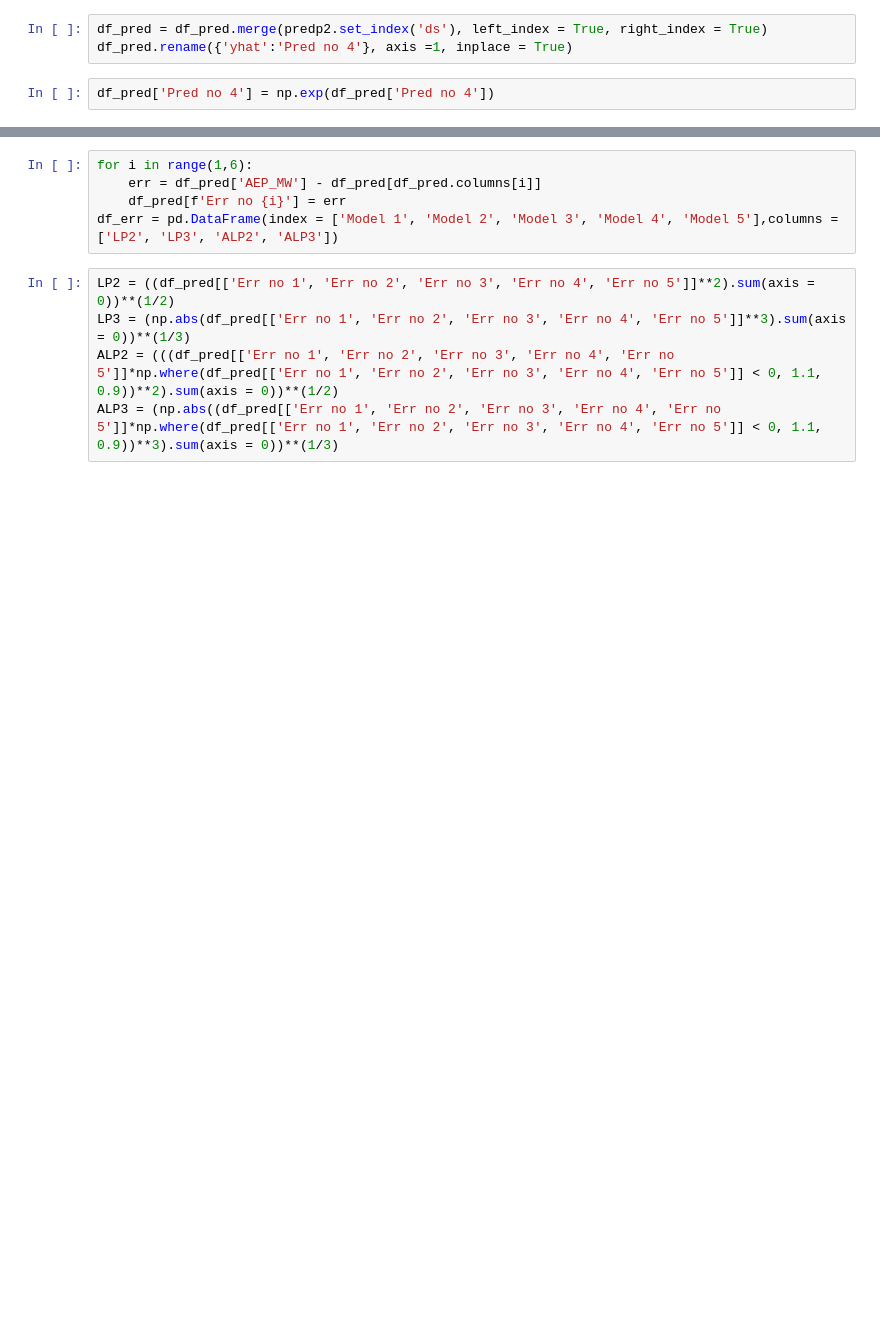
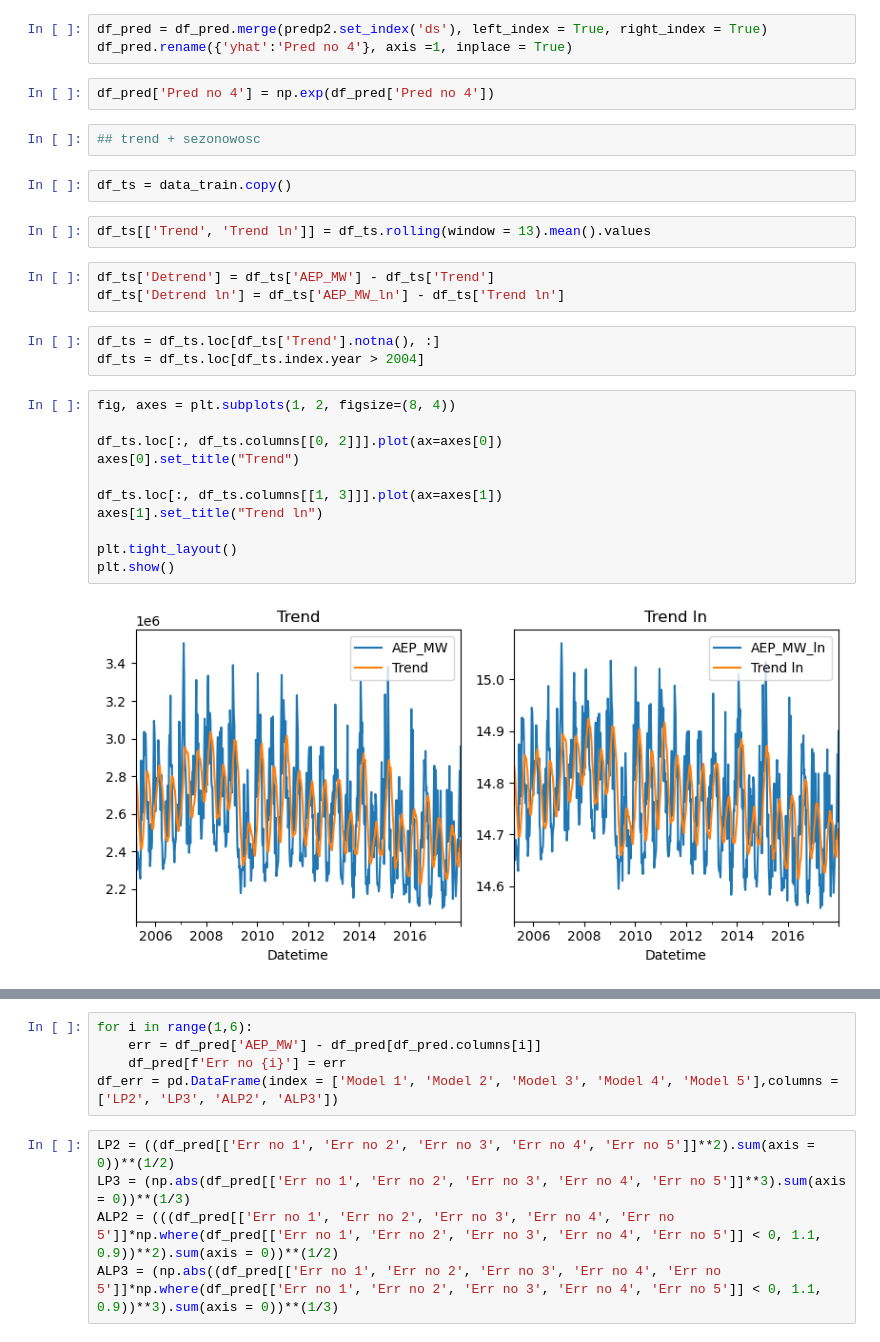
Before and after one commit to bartoszd96/TSProject, a Jupyter notebook: pipeline/TS Project Daily Data.ipynb, the cells around one changed output, grey strips where cells are left out. Drawn from its saved outputs; the diff is of its cells as text; blank space fills up the shorter version.

```diff
--- a/pipeline/TS Project Daily Data.ipynb
+++ b/pipeline/TS Project Daily Data.ipynb
@@ -232,3 +233,28 @@ df_pred = df_pred.merge(predp2.set_index('ds'), left_index = True, right_index =
 df_pred.rename({'yhat':'Pred no 4'}, axis =1, inplace = True)
 # %%
 df_pred['Pred no 4'] = np.exp(df_pred['Pred no 4'])
+# %%
+## trend + sezonowosc
+# %%
+df_ts = data_train.copy()
+# %%
+df_ts[['Trend', 'Trend ln']] = df_ts.rolling(window = 13).mean().values
+# %%
+df_ts['Detrend'] = df_ts['AEP_MW'] - df_ts['Trend']
+df_ts['Detrend ln'] = df_ts['AEP_MW_ln'] - df_ts['Trend ln']
+# %%
+df_ts = df_ts.loc[df_ts['Trend'].notna(), :]
+df_ts = df_ts.loc[df_ts.index.year > 2004]
+# %%
+fig, axes = plt.subplots(1, 2, figsize=(8, 4))
+
+df_ts.loc[:, df_ts.columns[[0, 2]]].plot(ax=axes[0])
+axes[0].set_title("Trend")
+
+df_ts.loc[:, df_ts.columns[[1, 3]]].plot(ax=axes[1])
+axes[1].set_title("Trend ln")
+
+plt.tight_layout()
+plt.show()
+# %% [output]
+[figure, added]
```
Also changed, not shown: parts of 11 cells of this notebook.
